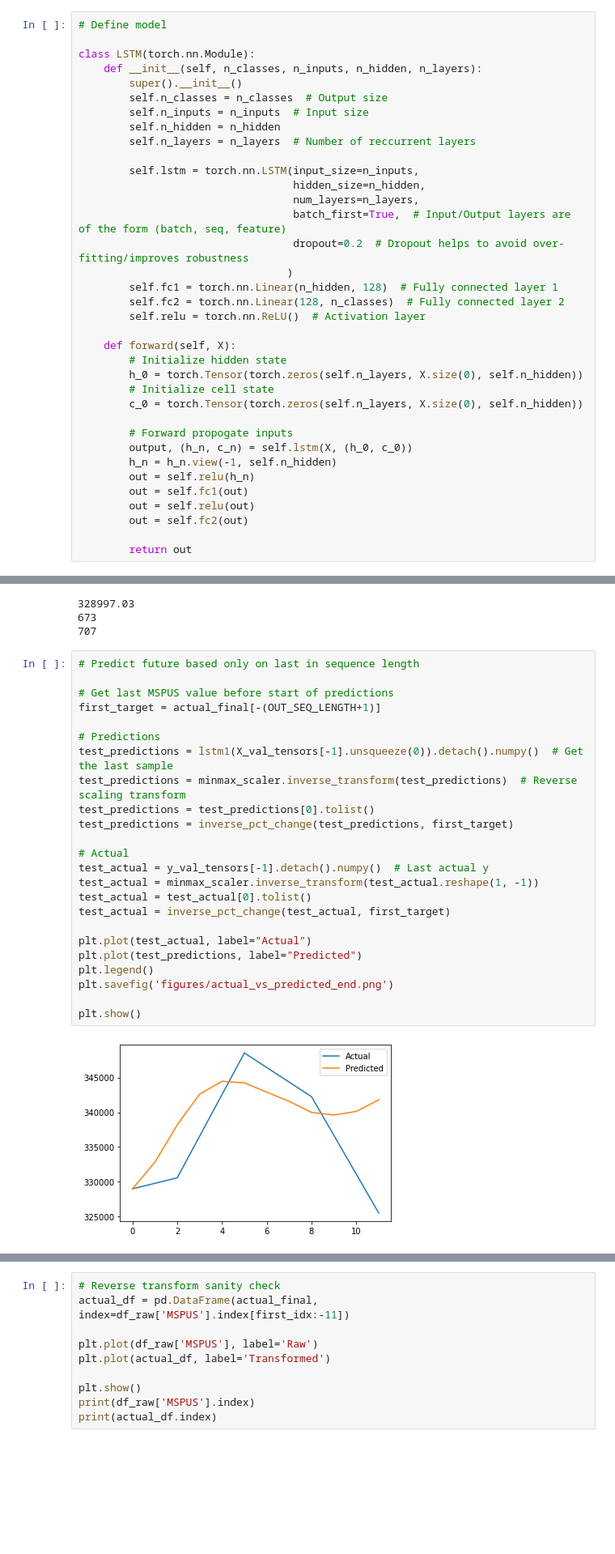
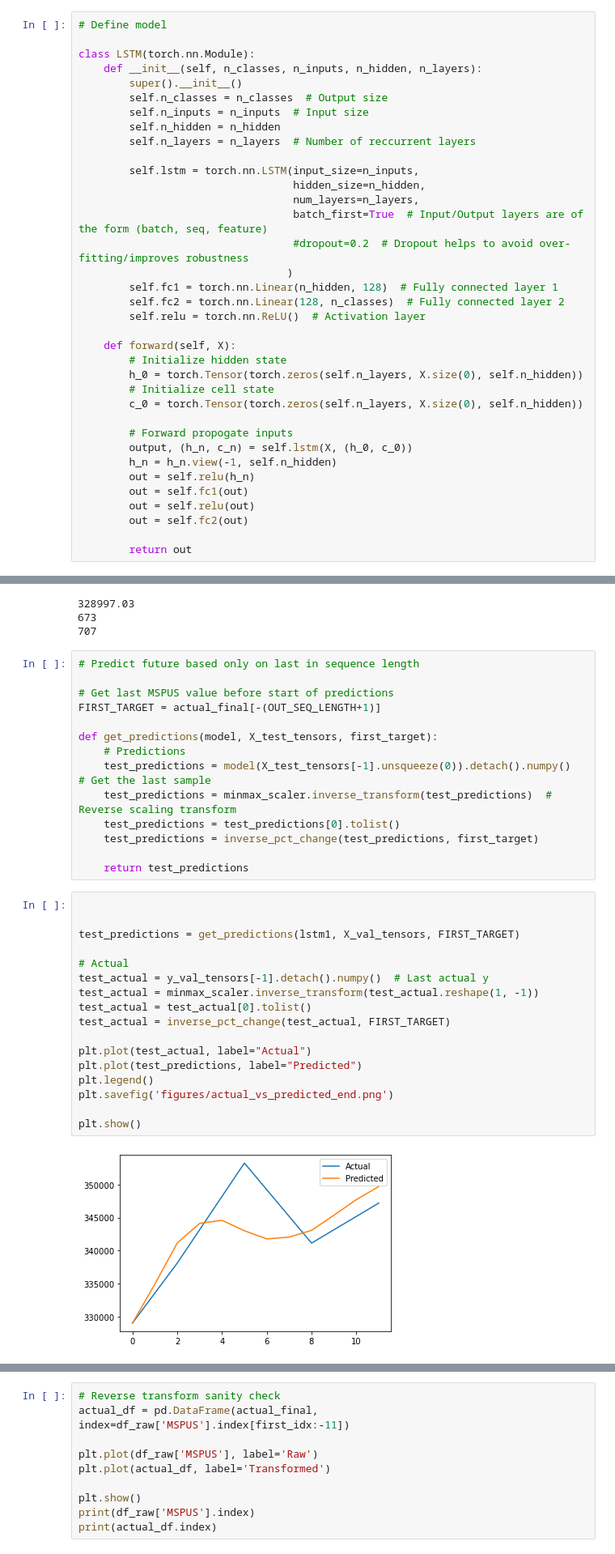
Before and after one commit to hsdistefa/mas-thesis, a Jupyter notebook: Model2.ipynb, the cells around one changed output, grey strips where cells are left out. Shown at 81% size. Saved outputs shown, nothing was run; the diff lists cells and outputs as text; blank space fills up the shorter version.

```diff
--- a/Model2.ipynb
+++ b/Model2.ipynb
@@ -196,8 +196,8 @@ class LSTM(torch.nn.Module):
         self.lstm = torch.nn.LSTM(input_size=n_inputs,
                                   hidden_size=n_hidden,
                                   num_layers=n_layers,
-                                  batch_first=True,  # Input/Output layers are of the form (batch, seq, feature)
-                                  dropout=0.2  # Dropout helps to avoid over-fitting/improves robustness
+                                  batch_first=True  # Input/Output layers are of the form (batch, seq, feature)
+                                  #dropout=0.2  # Dropout helps to avoid over-fitting/improves robustness
                                  )
         self.fc1 = torch.nn.Linear(n_hidden, 128)  # Fully connected layer 1
         self.fc2 = torch.nn.Linear(128, n_classes)  # Fully connected layer 2
@@ -363,31 +368,38 @@ print(len(y))
 328997.03
 673
 707
+# %%
+# Predict future based only on last in sequence length
+
+# Get last MSPUS value before start of predictions
+FIRST_TARGET = actual_final[-(OUT_SEQ_LENGTH+1)]
+
+def get_predictions(model, X_test_tensors, first_target):
+    # Predictions
+    test_predictions = model(X_test_tensors[-1].unsqueeze(0)).detach().numpy()  # Get the last sample
+    test_predictions = minmax_scaler.inverse_transform(test_predictions)  # Reverse scaling transform
+    test_predictions = test_predictions[0].tolist()
+    test_predictions = inverse_pct_change(test_predictions, first_target)
+
+    return test_predictions
 # %%
-# Predict future based only on last in sequence length
 
-# Get last MSPUS value before start of predictions
-first_target = actual_final[-(OUT_SEQ_LENGTH+1)]
 
-# Predictions
-test_predictions = lstm1(X_val_tensors[-1].unsqueeze(0)).detach().numpy()  # Get the last sample
-test_predictions = minmax_scaler.inverse_transform(test_predictions)  # Reverse scaling transform
-test_predictions = test_predictions[0].tolist()
-test_predictions = inverse_pct_change(test_predictions, first_target)
+test_predictions = get_predictions(lstm1, X_val_tensors, FIRST_TARGET)
 
 # Actual
 test_actual = y_val_tensors[-1].detach().numpy()  # Last actual y
 test_actual = minmax_scaler.inverse_transform(test_actual.reshape(1, -1))
 test_actual = test_actual[0].tolist()
-test_actual = inverse_pct_change(test_actual, first_target)
+test_actual = inverse_pct_change(test_actual, FIRST_TARGET)
 
 plt.plot(test_actual, label="Actual")
 plt.plot(test_predictions, label="Predicted")
 plt.legend()
 plt.savefig('figures/actual_vs_predicted_end.png')
 
 plt.show()
 # %% [output]
-[figure, old version]
+[figure, new version]
 # %%
 # Full scale actual vs predicted plot
```
Also changed, not shown: parts of 9 cells of this notebook, 5 other files.
